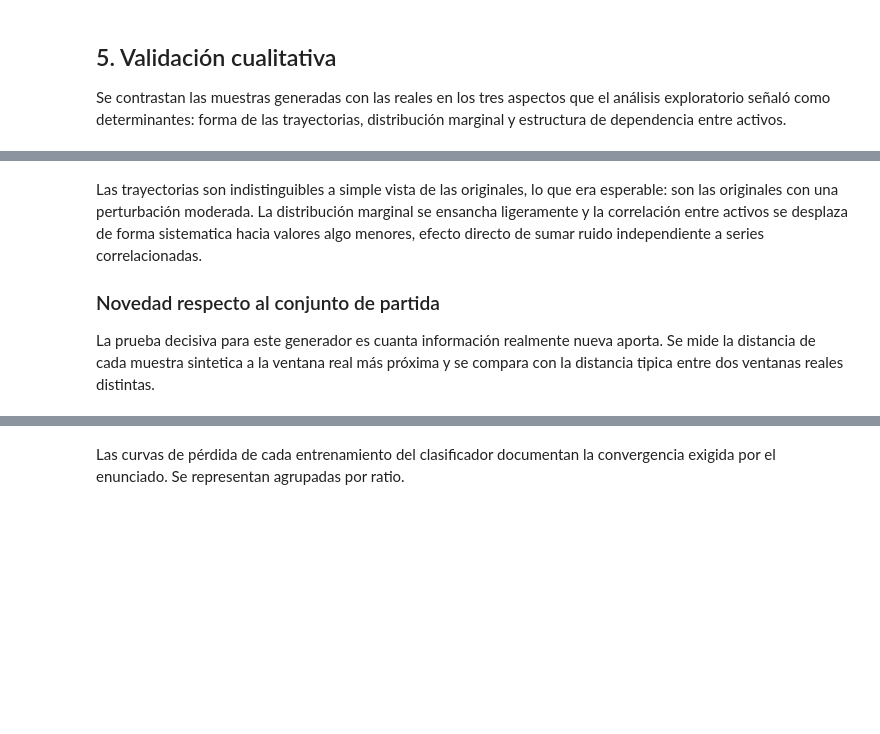
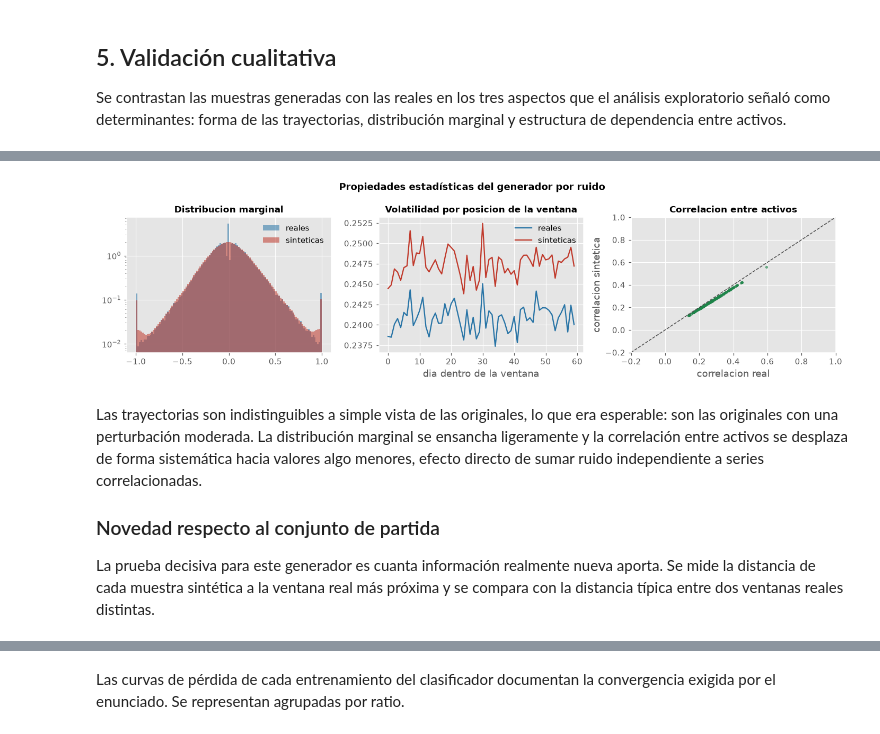
Before and after one commit to raulrodriguezlr/B5-T1, a Jupyter notebook: notebooks/03_generador_ruido.ipynb, the cells around one changed output, grey strips where cells are left out. Cells and saved outputs as stored; diff of their text form; code cells hidden in the pictures; blank space fills up the shorter version.

```diff
--- a/notebooks/03_generador_ruido.ipynb
+++ b/notebooks/03_generador_ruido.ipynb
@@ -236,20 +262,22 @@ plt.show()
 # %%
 graficos.comparar_distribuciones(
-    X_real, X_synth, "Propiedades estadisticas del generador por ruido",
+    X_real, X_synth, "Propiedades estadísticas del generador por ruido",
     "03_distribuciones")
 plt.show()
+# %% [output]
+[figure, added]
 # %% [markdown]
 Las trayectorias son indistinguibles a simple vista de las originales, lo que era
 esperable: son las originales con una perturbación moderada. La distribución
 marginal se ensancha ligeramente y la correlación entre activos se desplaza de
-forma sistematica hacia valores algo menores, efecto directo de sumar ruido
+forma sistemática hacia valores algo menores, efecto directo de sumar ruido
 independiente a series correlacionadas.
 
 ### Novedad respecto al conjunto de partida
 
 La prueba decisiva para este generador es cuanta información realmente nueva
-aporta. Se mide la distancia de cada muestra sintetica a la ventana real más
-próxima y se compara con la distancia tipica entre dos ventanas reales distintas.
+aporta. Se mide la distancia de cada muestra sintética a la ventana real más
+próxima y se compara con la distancia típica entre dos ventanas reales distintas.
 # %%
 fig, ax, resumen_novedad = graficos.novedad_vecino_mas_cercano(
     X_real, X_synth, "Novedad de las muestras generadas por ruido",
```
Also changed, not shown: parts of 19 cells of this notebook, 13 other files.
